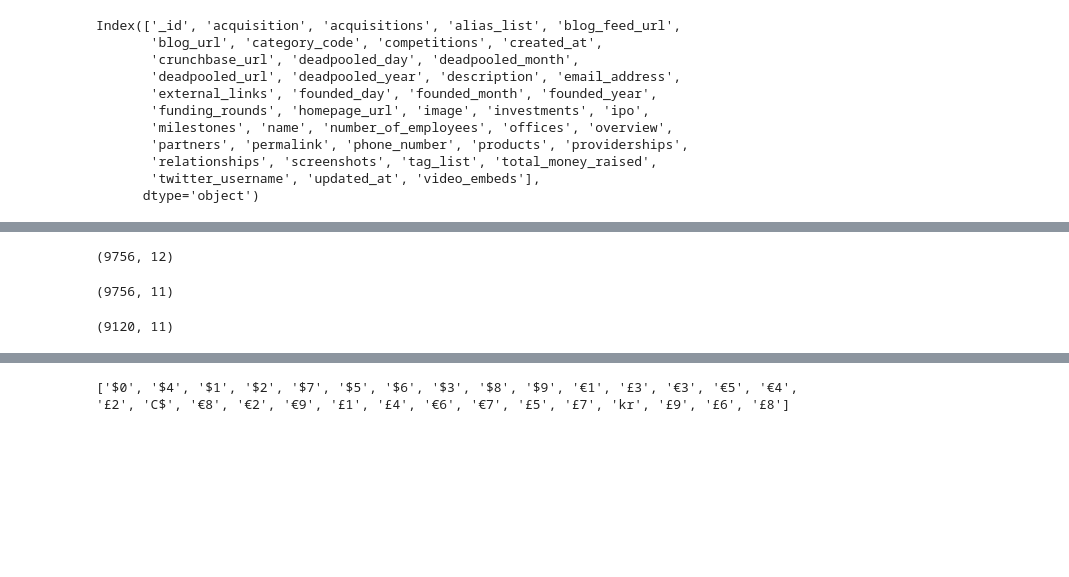
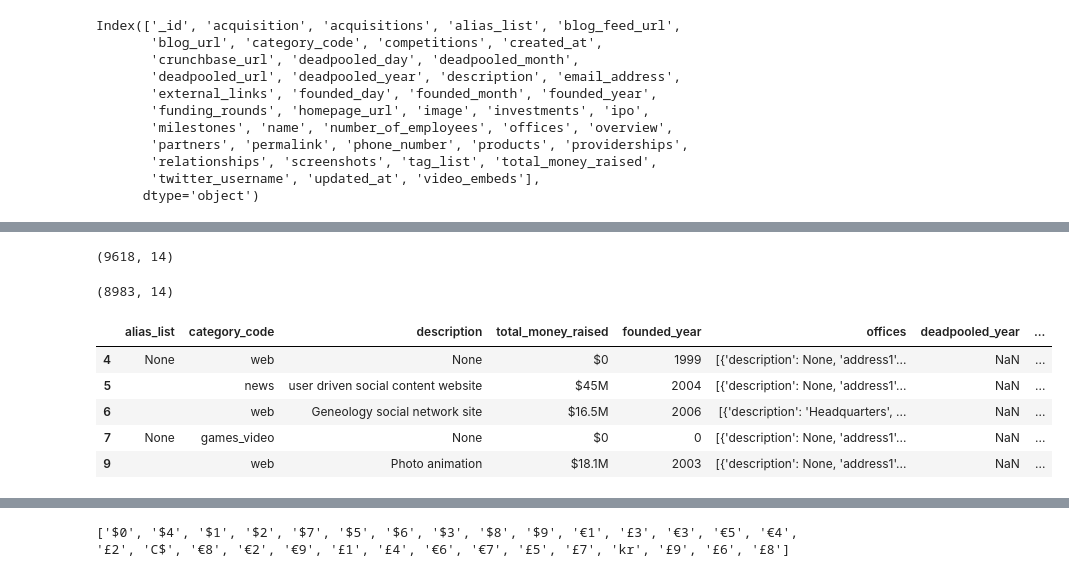
Before and after one commit to aiborra11/Geoquery-project, a Jupyter notebook: Untitled.ipynb, the cells around one changed output, grey strips where cells are left out. Cells and saved outputs as stored; diff of their text form; code cells hidden in the pictures; blank space fills up the shorter version.

```diff
--- a/Untitled.ipynb
+++ b/Untitled.ipynb
@@ -100,18 +138,30 @@ data_latlong.shape
 # %%
-data_latlong.dropna(subset=['lat','long'], inplace = True)
-data_latlong.shape
+data_office.dropna(subset=['lat','lng'], inplace = True)
+data_office.shape
 # %% [output]
-(9756, 12)
+(9618, 14)
 # %%
-data_companies = data_latlong[['alias_list', 'category_code', 'description', 'total_money_raised', 'founded_year', 'deadpooled_year', 'deadpooled_day', 'deadpooled_month',
-       'deadpooled_url', 'lat', 'long']]
-data_companies.shape
+# data_companies = data_latlong[['alias_list', 'category_code', 'description', 'total_money_raised', 'founded_year', 'deadpooled_year', 'deadpooled_day', 'deadpooled_month',
+#        'deadpooled_url', 'lat', 'long']]
+# data_companies.shape
-# %% [output]
-(9756, 11)
 # %%
 #drop notnull values in deadpool = if it has a value it means the startup is dead.
-data_companies = data_companies[pd.isnull(data_companies['deadpooled_year'])]
-data_companies.shape
+data2 = data_office[pd.isnull(data_office['deadpooled_year'])]
+data3 = data2[pd.isnull(data_office['deadpooled_day'])]
+data4 = data3[pd.isnull(data_office['deadpooled_month'])]
+data_deads = data4[pd.isnull(data_office['deadpooled_url'])]
+
+
+data2.shape
 # %% [output]
-(9120, 11)
+(8983, 14)
+# %%
+display(data_deads.head())
+# %% [output]
+|  | alias_list | category_code | description | total_money_raised | founded_year | offices | deadpooled_year | ... |
+| 4 | None | web | None | $0 | 1999 | [{'description': None, 'address1'... | NaN | ... |
+| 5 |  | news | user driven social content website | $45M | 2004 | [{'description': None, 'address1'... | NaN | ... |
+| 6 |  | web | Geneology social network site | $16.5M | 2006 | [{'description': 'Headquarters', ... | NaN | ... |
+| 7 | None | games_video | None | $0 | 0 | [{'description': None, 'address1'... | NaN | ... |
+| 9 |  | web | Photo animation | $18.1M | 2003 | [{'description': None, 'address1'... | NaN | ... |
 # %%
```
Also changed, not shown: parts of 24 cells of this notebook.
